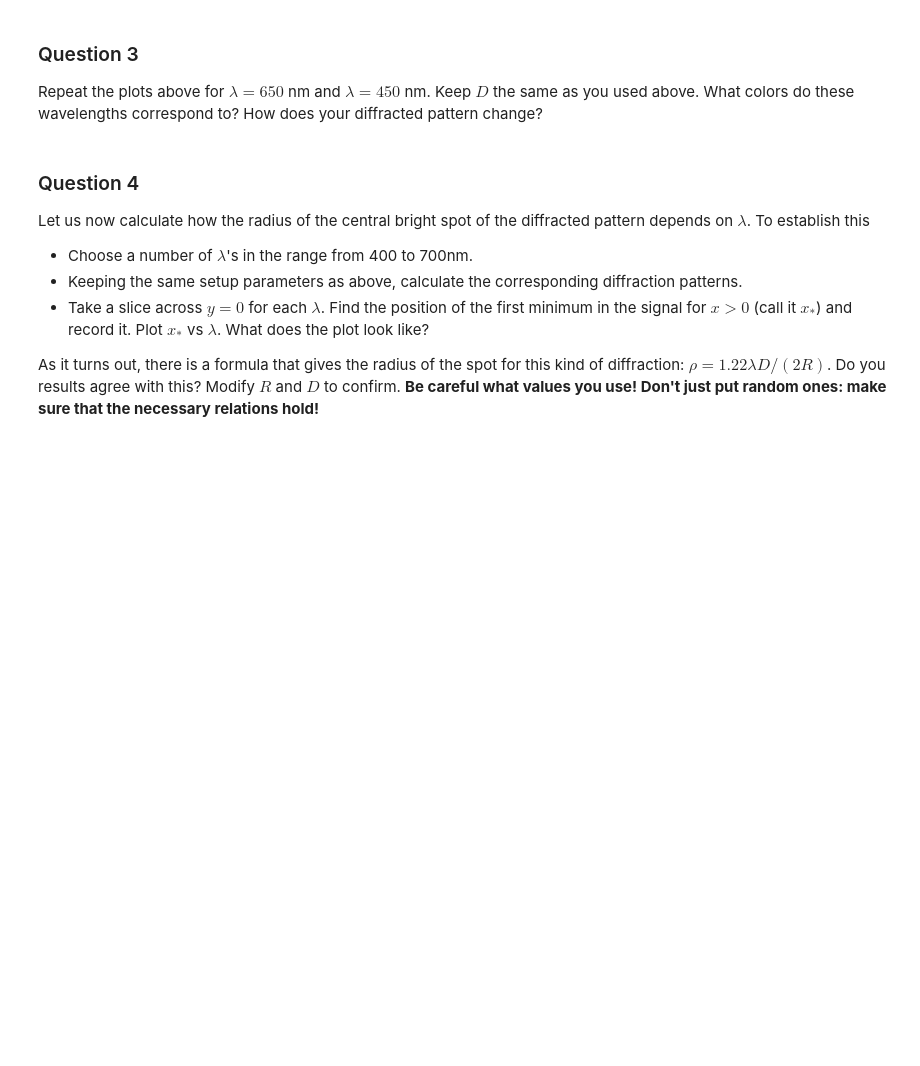
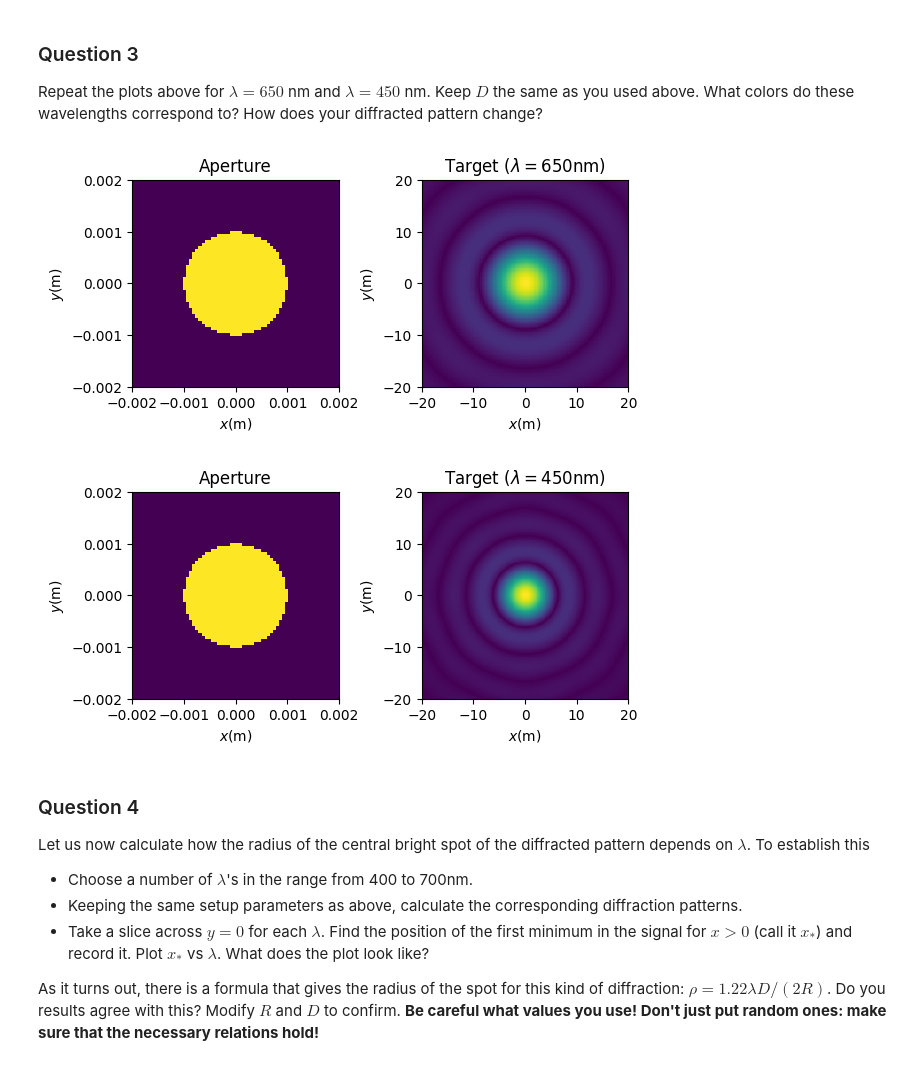
Before and after one commit to vibilanj/cmps, a Jupyter notebook: homework/Airy_Pattern_Project_S.ipynb, the cells around one changed output. Saved outputs shown, nothing was run; the diff lists cells and outputs as text; code cells hidden in the pictures; blank space fills up the shorter version.

```diff
--- a/homework/Airy_Pattern_Project_S.ipynb
+++ b/homework/Airy_Pattern_Project_S.ipynb
@@ -67,6 +110,34 @@ When you plot the **absolute value** of the diffracted result, you should observ
 ### Question 3
 
 Repeat the plots above for $\lambda = 650$ nm and $\lambda = 450$ nm. Keep $D$ the same as you used above. What colors do these wavelengths correspond to? How does your diffracted pattern change?
+# %%
+lambdas = [650e-9, 450e-9]
+ks = 2 * np.pi / np.array(lambdas)
+
+lambda_headings = ["650nm", "450nm"]
+
+for i, k in enumerate(ks):
+    aperture_grid, E_Inc, target_grid, E_Diff = E_Fields(Aperture_with_R, k, D, screen_size, nPts)
+
+    fig, (ax1, ax2) = plt.subplots(1, 2)
+
+    ax1_lim = 2 * R
+    ax1.pcolormesh(aperture_grid[0], aperture_grid[1], E_Inc)
+    ax1.set(title = "Aperture", xlabel = "$x$(m)", ylabel = "$y$(m)",
+            xlim = [-ax1_lim, ax1_lim], ylim = [-ax1_lim, ax1_lim])
+    ax1.set_aspect("equal")
+
+    ax2_lim = 20
+    ax2.pcolormesh(target_grid[0], target_grid[1], (np.abs(E_Diff) / nPts**2))
+    # ax2.pcolormesh(target_grid[0], target_grid[1], np.abs(E_Diff))
+    ax2.set(title = f"Target ($\lambda = ${lambda_headings[i]})", xlabel = "$x$(m)", ylabel = "$y$(m)",
+            xlim = [-ax2_lim, ax2_lim], ylim = [-ax2_lim, ax2_lim])
+    ax2.set_aspect("equal")
+
+    plt.subplots_adjust(wspace = 0.4)
+# %% [output]
+[figure, added]
+[figure, added]
 # %% [markdown]
 ### Question 4
 
```
Also changed, not shown: parts of 4 cells of this notebook.
